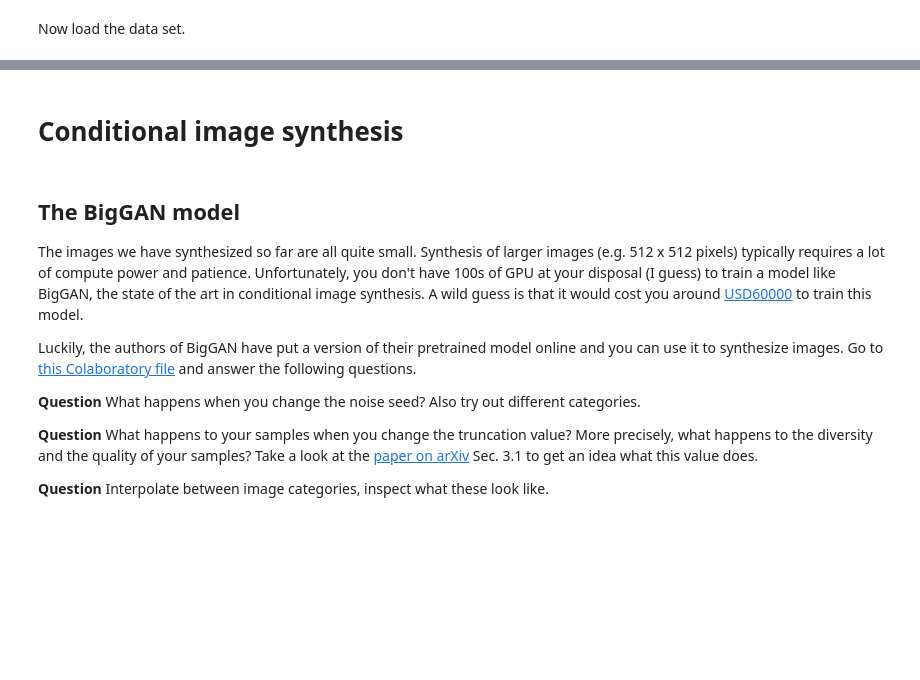
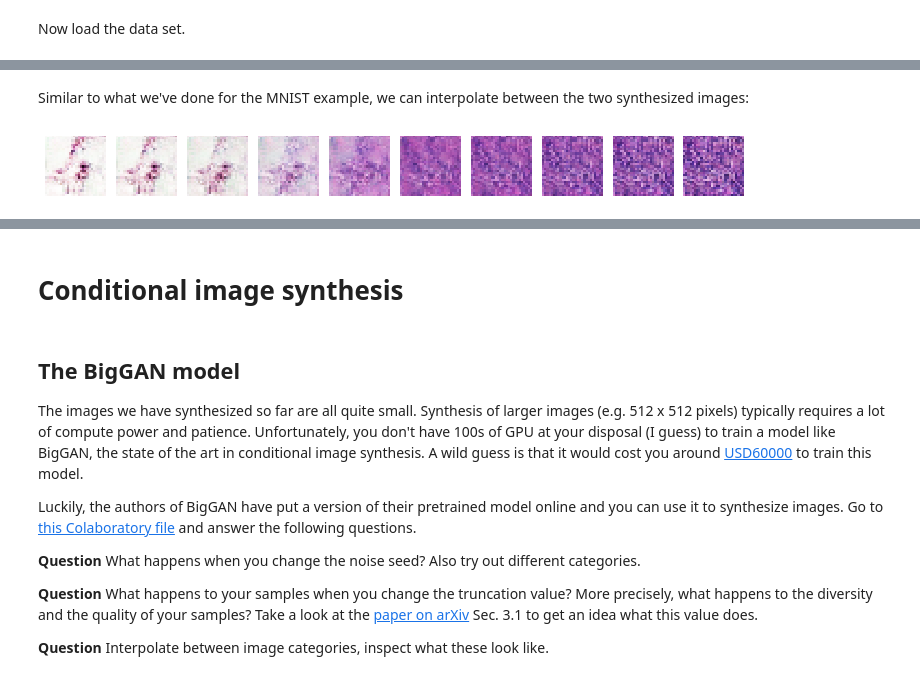
Before and after one commit to VincentV0/8dm50-machine-learning, a Jupyter notebook: practicals/week_5.ipynb, the cells around one changed output, grey strips where cells are left out. Drawn from its saved outputs; the diff is of its cells as text; code cells hidden in the pictures; blank space fills up the shorter version.

```diff
--- a/practicals/week_5.ipynb
+++ b/practicals/week_5.ipynb
@@ -1027,0 +1080,12 @@ for e in range(epochs):
+# %% [markdown]
+Similar to what we've done for the MNIST example, we can interpolate between the two synthesized images:
+# %%
+noise_i = np.zeros((10, latent_dim), dtype='float32')
+for ni in range(10):
+  noise_i[ni, :] = float(ni)/10. * chosen_noise_vectors[0] + (1 - float(ni)/10.) * chosen_noise_vectors[1]
+
+interpolated_images = generator.predict(noise_i)
+interpolated_images = ((interpolated_images.reshape(10, 3, 28, 28) + 1)/2).transpose((0, 2, 3, 1))
+plotImagesPatchCamelyon(interpolated_images, dim=(1, 10), figsize=(10, 4))
+# %% [output]
+[figure, added]
```
Also changed, not shown: parts of 11 cells of this notebook.
